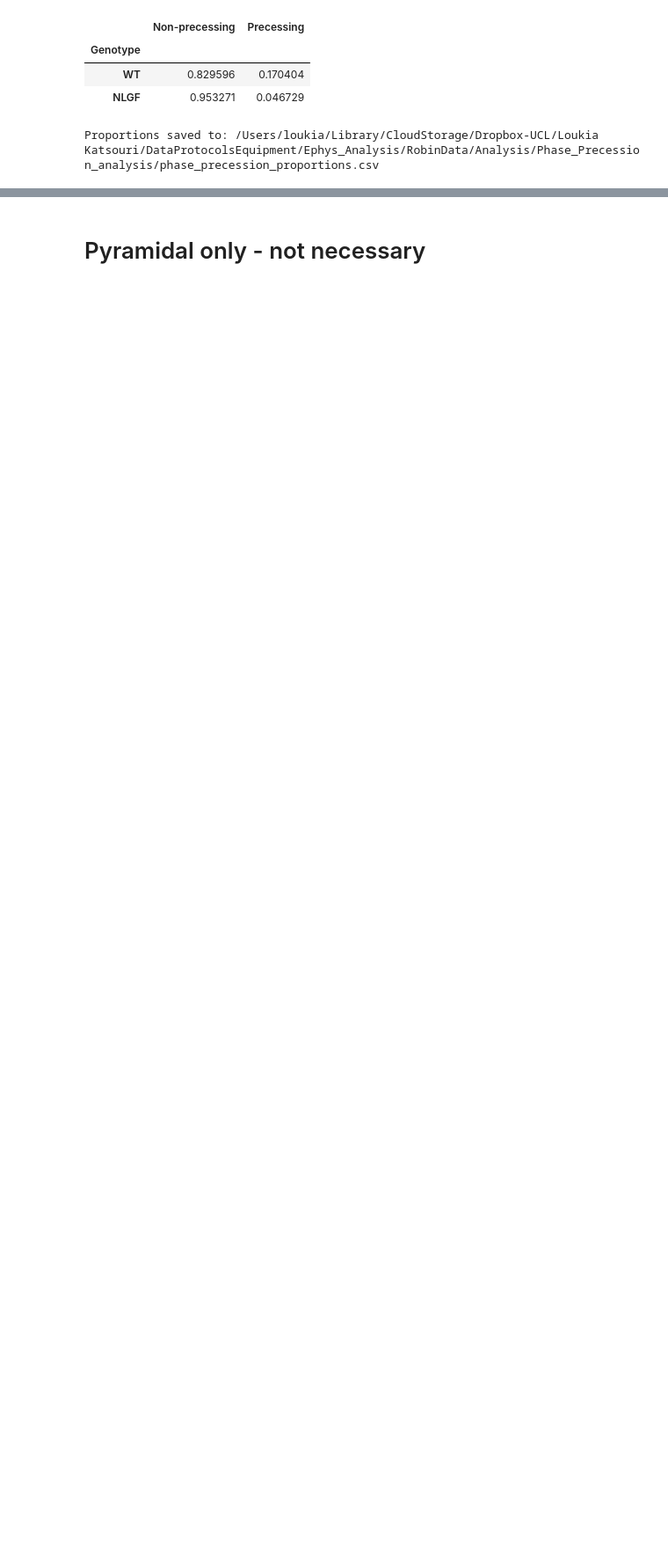
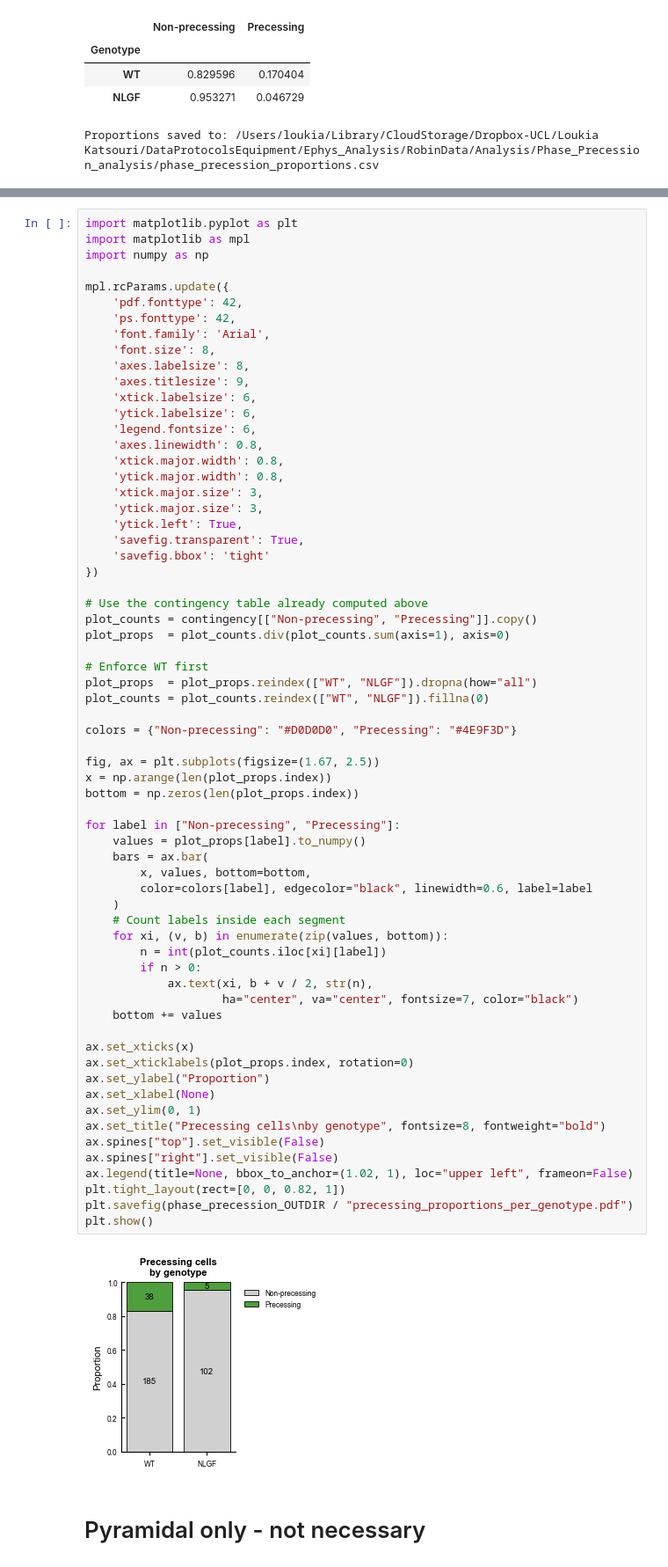
Before and after one commit to lkatsouri/NLGF_ephys_AXONA_data, a Jupyter notebook: ephys_LT_PhasePrecession.ipynb, the cells around one changed output, grey strips where cells are left out. Shown at 88% size. Drawn from its saved outputs; the diff is of its cells as text; blank space fills up the shorter version.

```diff
--- a/ephys_LT_PhasePrecession.ipynb
+++ b/ephys_LT_PhasePrecession.ipynb
@@ -237,3 +239,70 @@ Proportions saved to: /Users/loukia/Library/CloudStorage/Dropbox-UCL/Loukia Kats
+# %%
+import matplotlib.pyplot as plt
+import matplotlib as mpl
+import numpy as np
+
+mpl.rcParams.update({
+    'pdf.fonttype': 42,
+    'ps.fonttype': 42,
+    'font.family': 'Arial',
+    'font.size': 8,
+    'axes.labelsize': 8,
+    'axes.titlesize': 9,
+    'xtick.labelsize': 6,
+    'ytick.labelsize': 6,
+    'legend.fontsize': 6,
+    'axes.linewidth': 0.8,
+    'xtick.major.width': 0.8,
+    'ytick.major.width': 0.8,
+    'xtick.major.size': 3,
+    'ytick.major.size': 3,
+    'ytick.left': True,
+    'savefig.transparent': True,
+    'savefig.bbox': 'tight'
+})
+
+# Use the contingency table already computed above
+plot_counts = contingency[["Non-precessing", "Precessing"]].copy()
+plot_props  = plot_counts.div(plot_counts.sum(axis=1), axis=0)
+
+# Enforce WT first
+plot_props  = plot_props.reindex(["WT", "NLGF"]).dropna(how="all")
+plot_counts = plot_counts.reindex(["WT", "NLGF"]).fillna(0)
+
+colors = {"Non-precessing": "#D0D0D0", "Precessing": "#4E9F3D"}
+
+fig, ax = plt.subplots(figsize=(1.67, 2.5))
+x = np.arange(len(plot_props.index))
+bottom = np.zeros(len(plot_props.index))
+
+for label in ["Non-precessing", "Precessing"]:
+    values = plot_props[label].to_numpy()
+    bars = ax.bar(
+        x, values, bottom=bottom,
+        color=colors[label], edgecolor="black", linewidth=0.6, label=label
+    )
+    # Count labels inside each segment
+    for xi, (v, b) in enumerate(zip(values, bottom)):
+        n = int(plot_counts.iloc[xi][label])
+        if n > 0:
+            ax.text(xi, b + v / 2, str(n),
+                    ha="center", va="center", fontsize=7, color="black")
+    bottom += values
+
+ax.set_xticks(x)
+ax.set_xticklabels(plot_props.index, rotation=0)
+ax.set_ylabel("Proportion")
+ax.set_xlabel(None)
+ax.set_ylim(0, 1)
+ax.set_title("Precessing cells\nby genotype", fontsize=8, fontweight="bold")
+ax.spines["top"].set_visible(False)
+ax.spines["right"].set_visible(False)
+ax.legend(title=None, bbox_to_anchor=(1.02, 1), loc="upper left", frameon=False)
+plt.tight_layout(rect=[0, 0, 0.82, 1])
+plt.savefig(phase_precession_OUTDIR / "precessing_proportions_per_genotype.pdf")
+plt.show()
+# %% [output]
+[figure, added]
 # %% [markdown]
 # Pyramidal only - not necessary
 # %%
```
Also changed, not shown: parts of 13 cells of this notebook, 1 other file.
